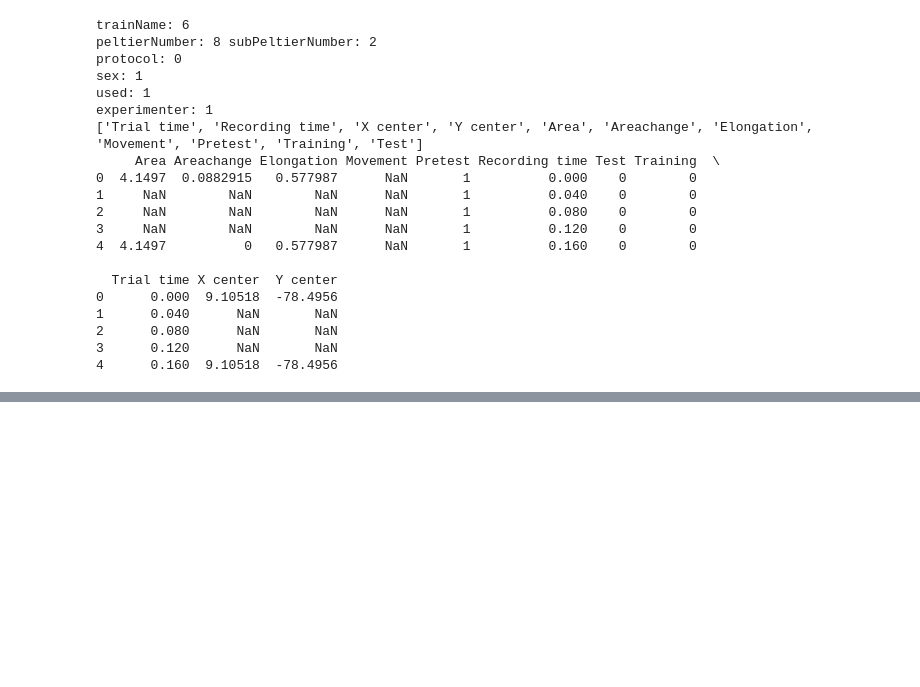
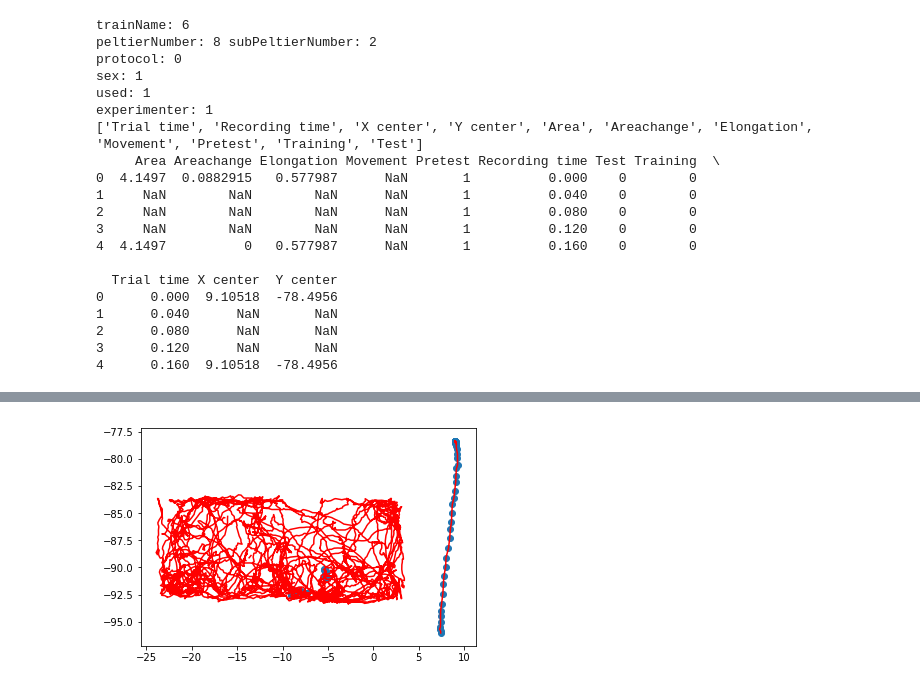
Before and after one commit to Taaccoo-beta/Lab-Data-Processing, a Jupyter notebook: py/Class_design.ipynb, the cells around one changed output, grey strips where cells are left out. Saved outputs shown, nothing was run; the diff lists cells and outputs as text; code cells hidden in the pictures; blank space fills up the shorter version.

```diff
--- a/py/Class_design.ipynb
+++ b/py/Class_design.ipynb
@@ -231,0 +232,8 @@ t.rawData[0:150]
+# %%
+import matplotlib.pyplot as plt
+plt.plot(list(t.rawData["X center"][:]),list(t.rawData["Y center"][:]),color="red")
+
+plt.scatter(list(t.rawData["X center"][0:200]),list(t.rawData["Y center"][0:200]))
+plt.show()
+# %% [output]
+[figure, added]
```
Also changed, not shown: parts of 3 cells of this notebook.
